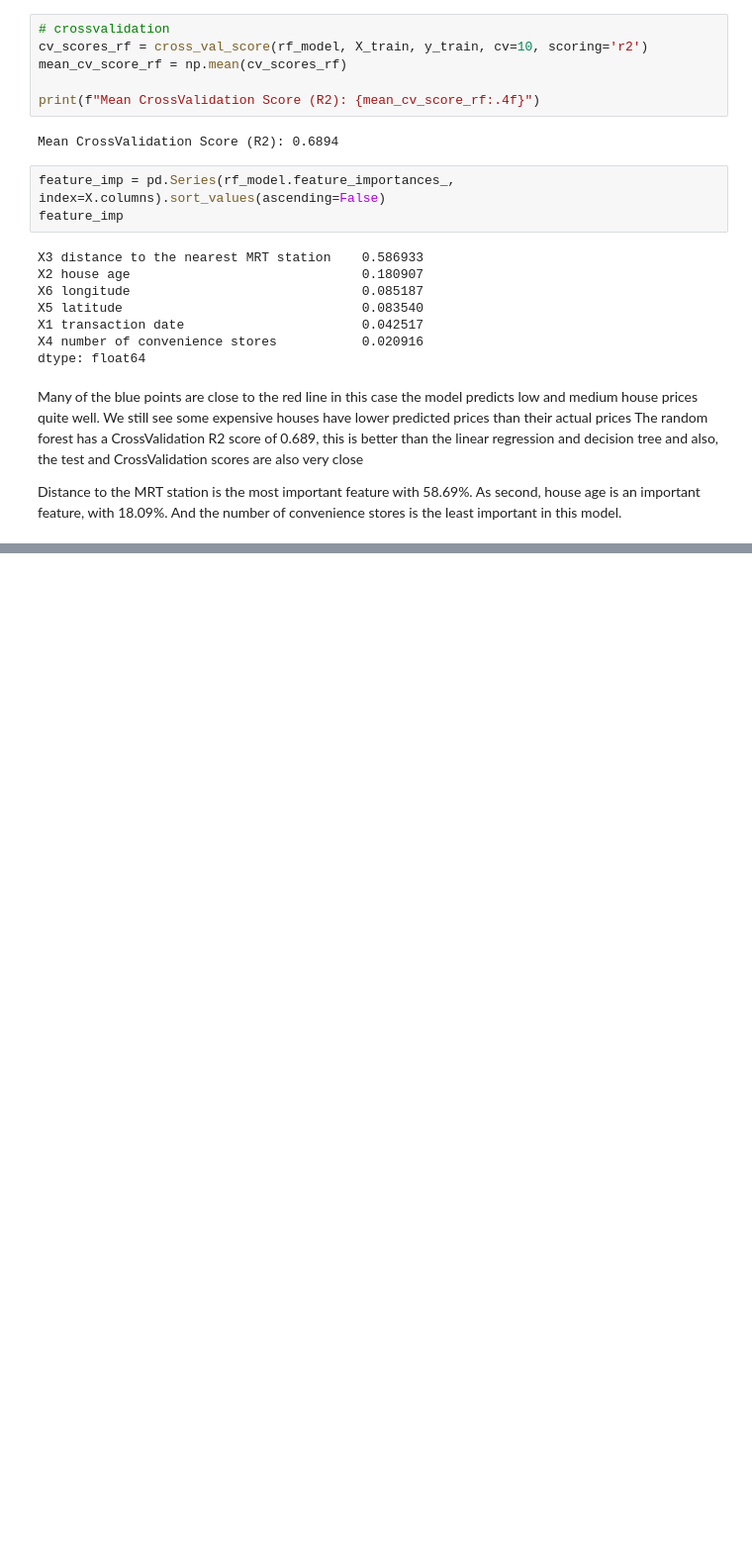
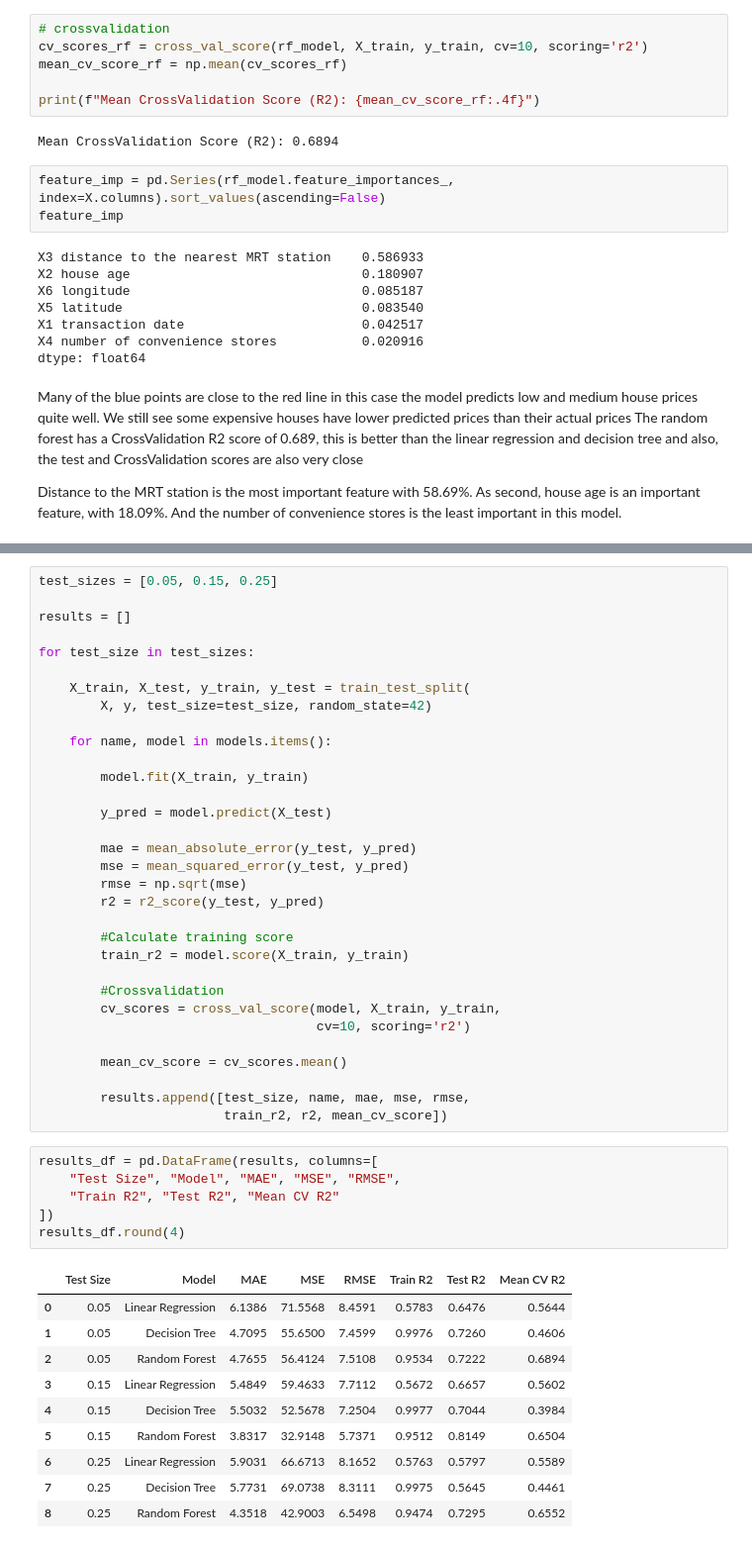
Before and after one commit to sba25073-bit/machinelearningCA1, a Jupyter notebook: ML_CA1.ipynb, the cells around one changed output, grey strips where cells are left out. Shown at 99% size. Saved outputs shown, nothing was run; the diff lists cells and outputs as text; blank space fills up the shorter version.

```diff
--- a/ML_CA1.ipynb
+++ b/ML_CA1.ipynb
@@ -407,0 +428,49 @@ Distance to the MRT station is the most important feature with 58.69%. As second
+# %%
+test_sizes = [0.05, 0.15, 0.25]
+
+results = []
+
+for test_size in test_sizes:
+
+    X_train, X_test, y_train, y_test = train_test_split(
+        X, y, test_size=test_size, random_state=42)
+
+    for name, model in models.items():
+
+        model.fit(X_train, y_train)
+
+        y_pred = model.predict(X_test)
+
+        mae = mean_absolute_error(y_test, y_pred)
+        mse = mean_squared_error(y_test, y_pred)
+        rmse = np.sqrt(mse)
+        r2 = r2_score(y_test, y_pred)
+
+        #Calculate training score
+        train_r2 = model.score(X_train, y_train)
+
+        #Crossvalidation
+        cv_scores = cross_val_score(model, X_train, y_train,
+                                    cv=10, scoring='r2')
+
+        mean_cv_score = cv_scores.mean()
+
+        results.append([test_size, name, mae, mse, rmse,
+                        train_r2, r2, mean_cv_score])
+# %%
+results_df = pd.DataFrame(results, columns=[
+    "Test Size", "Model", "MAE", "MSE", "RMSE",
+    "Train R2", "Test R2", "Mean CV R2"
+])
+results_df.round(4)
+# %% [output]
+|  | Test Size | Model | MAE | MSE | RMSE | Train R2 | Test R2 | Mean CV R2 |
+| 0 | 0.05 | Linear Regression | 6.1386 | 71.5568 | 8.4591 | 0.5783 | 0.6476 | 0.5644 |
+| 1 | 0.05 | Decision Tree | 4.7095 | 55.6500 | 7.4599 | 0.9976 | 0.7260 | 0.4606 |
+| 2 | 0.05 | Random Forest | 4.7655 | 56.4124 | 7.5108 | 0.9534 | 0.7222 | 0.6894 |
+| 3 | 0.15 | Linear Regression | 5.4849 | 59.4633 | 7.7112 | 0.5672 | 0.6657 | 0.5602 |
+| 4 | 0.15 | Decision Tree | 5.5032 | 52.5678 | 7.2504 | 0.9977 | 0.7044 | 0.3984 |
+| 5 | 0.15 | Random Forest | 3.8317 | 32.9148 | 5.7371 | 0.9512 | 0.8149 | 0.6504 |
+| 6 | 0.25 | Linear Regression | 5.9031 | 66.6713 | 8.1652 | 0.5763 | 0.5797 | 0.5589 |
+| 7 | 0.25 | Decision Tree | 5.7731 | 69.0738 | 8.3111 | 0.9975 | 0.5645 | 0.4461 |
+| 8 | 0.25 | Random Forest | 4.3518 | 42.9003 | 6.5498 | 0.9474 | 0.7295 | 0.6552 |
```
Also changed, not shown: parts of 8 cells of this notebook.
